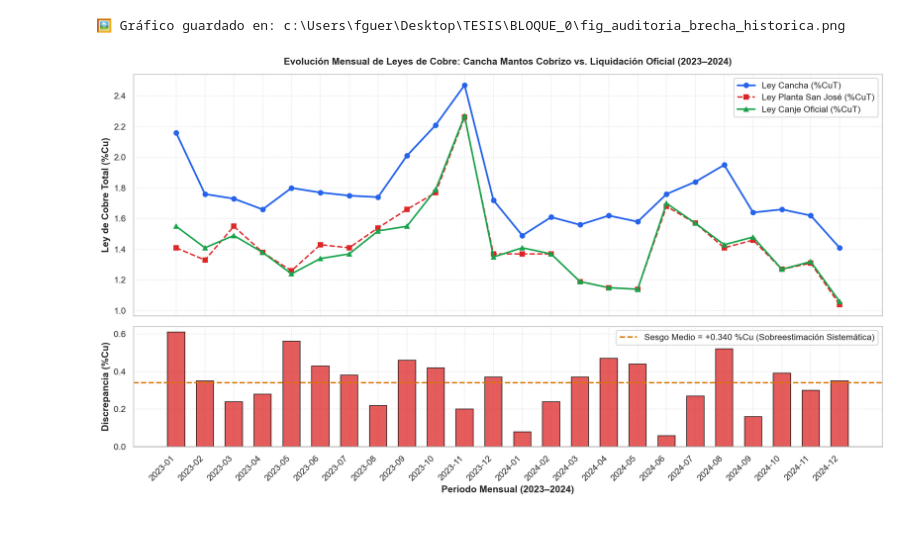
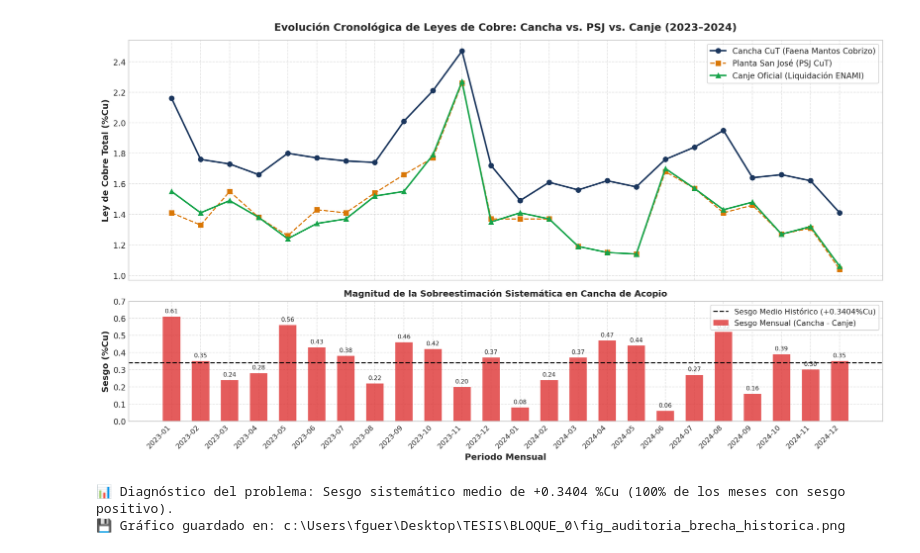
Before and after one commit to guerrafmaturana-arch/TESIS, a Jupyter notebook: BLOQUE_0/00_auditoria_datos.ipynb, the cells around one changed output. Drawn from its saved outputs; the diff is of its cells as text; code cells hidden in the pictures.

```diff
--- a/BLOQUE_0/00_auditoria_datos.ipynb
+++ b/BLOQUE_0/00_auditoria_datos.ipynb
@@ -431,42 +242,47 @@ print(f"   3. La sobreestimación sistemática promedio en cancha es de +{m_canj
 # %%
-# Visualización de la brecha histórica entre Cancha, PSJ y Canje
-fig, (ax1, ax2) = plt.subplots(2, 1, figsize=(14, 8), sharex=True, gridspec_kw={'height_ratios': [2, 1]})
+# Diagnóstico visual de la brecha operacional histórica (2023-2024)
+df_audit['Sesgo_Canje'] = (df_audit['Cancha_CuT'] - df_audit['Canje_CuT']).round(2)
+sesgo_medio = df_audit['Sesgo_Canje'].mean()
 
-x_axis = np.arange(len(df_audit))
+fig, (ax1, ax2) = plt.subplots(2, 1, figsize=(14, 8), dpi=200, sharex=True, gridspec_kw={'height_ratios': [2, 1]})
 
-# Gráfico 1: Evolución temporal de leyes de cobre (%Cu)
-ax1.plot(x_axis, df_audit['Cancha_CuT'], marker='o', color='#2563EB', lw=2.2, label='Ley Cancha (%CuT)')
-ax1.plot(x_axis, df_audit['PSJ_CuT'], marker='s', ls='--', color='#DC2626', lw=1.8, label='Ley Planta San José (%CuT)')
-ax1.plot(x_axis, df_audit['Canje_CuT'], marker='^', ls='-', color='#16A34A', lw=2.0, label='Ley Canje Oficial (%CuT)')
+x_idx = np.arange(len(df_audit))
 
-ax1.set_ylabel('Ley de Cobre Total (%Cu)', fontweight='bold')
-ax1.set_title('Evolución Mensual de Leyes de Cobre: Cancha Mantos Cobrizo vs. Liquidación Oficial (2023–2024)', fontweight='bold', pad=12)
-ax1.legend(loc='upper right', frameon=True, framealpha=0.9)
-ax1.grid(True, linestyle=':', alpha=0.6)
+# Serie cronológica de leyes
+ax1.plot(x_idx, df_audit['Cancha_CuT'], marker='o', linewidth=2, color='#1B365D', label='Cancha CuT (Faena Mantos Cobrizo)')
+ax1.plot(x_idx, df_audit['PSJ_CuT'], marker='s', linewidth=1.5, color='#D97706', linestyle='--', label='Planta San José (PSJ CuT)')
+ax1.plot(x_idx, df_audit['Canje_CuT'], marker='^', linewidth=2, color='#16A34A', label='Canje Oficial (Liquidación ENAMI)')
+ax1.set_title('Evolución Cronológica de Leyes de Cobre: Cancha vs. PSJ vs. Canje (2023–2024)', fontsize=13, fontweight='bold', pad=12)
+ax1.set_ylabel('Ley de Cobre Total (%Cu)', fontsize=11, fontweight='bold')
+ax1.legend(loc='upper right', frameon=True, fontsize=10)
+ax1.grid(True, linestyle='--', alpha=0.6)
 
-# Gráfico 2: Brecha o sesgo empírico mensual (Cancha - Canje)
-error_canje = df_audit['Cancha_CuT'] - df_audit['Canje_CuT']
-colors = ['#DC2626' if e > 0 else '#2563EB' for e in error_canje]
-bars = ax2.bar(x_axis, error_canje, color=colors, alpha=0.75, edgecolor='black', width=0.6)
-ax2.axhline(0, color='black', lw=1)
-ax2.axhline(error_canje.mean(), color='#D97706', ls='--', lw=1.8,
-            label=f'Sesgo Medio = +{error_canje.mean():.3f} %Cu (Sobreestimación Sistemática)')
+# Gráfico de barras del sesgo sistemático
+bars = ax2.bar(x_idx, df_audit['Sesgo_Canje'], color='#DC2626', alpha=0.75, width=0.6, label='Sesgo Mensual (Cancha - Canje)')
+ax2.axhline(sesgo_medio, color='black', linestyle='--', linewidth=1.5, label=f'Sesgo Medio Histórico (+{sesgo_medio:.4f}%Cu)')
+ax2.set_title('Magnitud de la Sobreestimación Sistemática en Cancha de Acopio', fontsize=11, fontweight='bold')
+ax2.set_xlabel('Periodo Mensual', fontsize=11, fontweight='bold')
+ax2.set_ylabel('Sesgo (%Cu)', fontsize=11, fontweight='bold')
+ax2.set_xticks(x_idx)
+ax2.set_xticklabels(df_audit['Fecha'], rotation=45, ha='right', fontsize=9)
+ax2.set_ylim(0, 0.70)
+ax2.legend(loc='upper right', frameon=True, fontsize=9.5)
+ax2.grid(True, linestyle='--', alpha=0.6)
 
-ax2.set_xlabel('Periodo Mensual (2023–2024)', fontweight='bold')
-ax2.set_ylabel('Discrepancia (%Cu)', fontweight='bold')
-ax2.set_xticks(x_axis)
-ax2.set_xticklabels(df_audit['Fecha'], rotation=45, ha='right')
-ax2.legend(loc='upper right', frameon=True, framealpha=0.9)
-ax2.grid(True, linestyle=':', alpha=0.6)
+for bar in bars:
+    yval = bar.get_height()
+    ax2.text(bar.get_x() + bar.get_width()/2.0, yval + 0.015, f"{yval:.2f}", ha='center', va='bottom', fontsize=7.5)
 
 plt.tight_layout()
-fig_path_1 = os.path.join(bloque_dir, 'fig_auditoria_brecha_historica.png')
-plt.savefig(fig_path_1, dpi=200)
-plt.savefig(os.path.join(data_cobrizo_dir, 'fig_auditoria_brecha_historica.png'), dpi=200)
-print(f"🖼️ Gráfico guardado en: {fig_path_1}")
+fig_gap_path = os.path.join(bloque_dir, 'fig_auditoria_brecha_historica.png')
+plt.savefig(fig_gap_path, dpi=200)
 plt.show()
+
+print(f"📊 Diagnóstico del problema: Sesgo sistemático medio de +{sesgo_medio:.4f} %Cu (100% de los meses con sesgo positivo).")
+print(f"💾 Gráfico guardado en: {fig_gap_path}")
 # %% [output]
+[figure, new version]
-🖼️ Gráfico guardado en: c:\Users\fguer\Desktop\TESIS\BLOQUE_0\fig_auditoria_brecha_historica.png
+📊 Diagnóstico del problema: Sesgo sistemático medio de +0.3404 %Cu (100% de los meses con sesgo positivo).
+💾 Gráfico guardado en: c:\Users\fguer\Desktop\TESIS\BLOQUE_0\fig_auditoria_brecha_historica.png
-[figure, old version]
 # %% [markdown]
 ---
```
Also changed, not shown: parts of 16 cells of this notebook, 11 other files.
